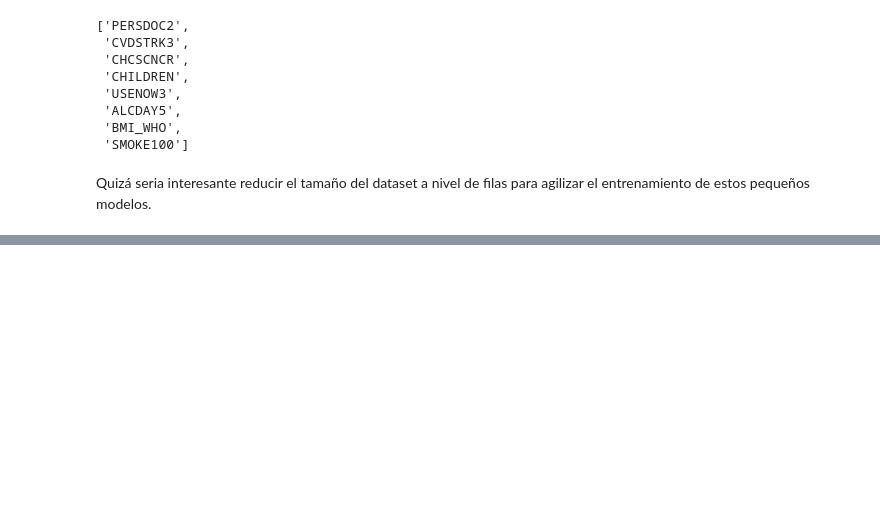
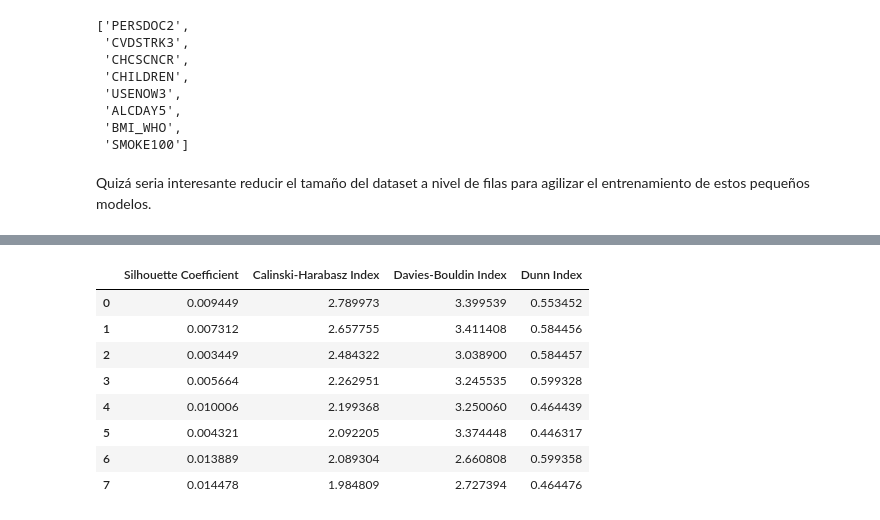
Before and after one commit to gmolinga/ML-MSc-capstone-project, a Jupyter notebook: group_features_using_clustering.ipynb, the cells around one changed output, grey strips where cells are left out. Drawn from its saved outputs; the diff is of its cells as text; code cells hidden in the pictures; blank space fills up the shorter version.

```diff
--- a/group_features_using_clustering.ipynb
+++ b/group_features_using_clustering.ipynb
@@ -1026,13 +1041,0 @@ from sklearn.ensemble import RandomForestClassifier
-# %%
-# Cargar el conjunto de datos
-df=pd.read_csv('data/datos_income_TFM.csv', sep= ',')  # Reemplaza 'data.csv' con el nombre y ubicación de tu archivo de datos
-
-# Obtener los nombres de las variables del dataset
-variables = df.columns.tolist()
-
-# Dividir el dataset en variables de entrada (X) y variable objetivo (y)
-X = df.drop(target, axis=1)  # Reemplaza 'target_variable' con el nombre de tu variable objetivo
-y = df[target]
-
-# Crear una lista para almacenar las mejores variables de cada cluster
-best_variables = []
@@ -1096,0 +1319,13 @@ for i=0 to 7
+# %%
+tabla_resultados_2 = pd.DataFrame(resultados_2)
+tabla_resultados_2
+# %% [output]
+|  | Silhouette Coefficient | Calinski-Harabasz Index | Davies-Bouldin Index | Dunn Index |
+| 0 | 0.009449 | 2.789973 | 3.399539 | 0.553452 |
+| 1 | 0.007312 | 2.657755 | 3.411408 | 0.584456 |
+| 2 | 0.003449 | 2.484322 | 3.038900 | 0.584457 |
+| 3 | 0.005664 | 2.262951 | 3.245535 | 0.599328 |
+| 4 | 0.010006 | 2.199368 | 3.250060 | 0.464439 |
+| 5 | 0.004321 | 2.092205 | 3.374448 | 0.446317 |
+| 6 | 0.013889 | 2.089304 | 2.660808 | 0.599358 |
+| 7 | 0.014478 | 1.984809 | 2.727394 | 0.464476 |
```
Also changed, not shown: parts of 22 cells of this notebook.
